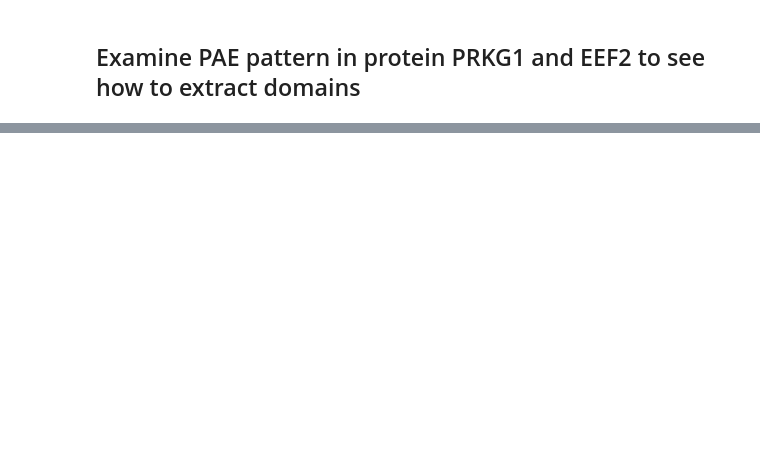
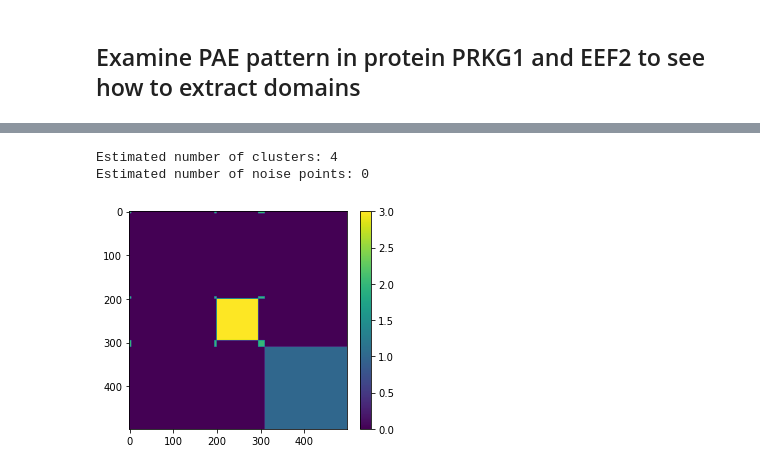
Before and after one commit to epenning/crosslinking, a Jupyter notebook: compare_crosslinks.ipynb, the cells around one changed output, grey strips where cells are left out. Saved outputs shown, nothing was run; the diff lists cells and outputs as text; code cells hidden in the pictures; blank space fills up the shorter version.

```diff
--- a/compare_crosslinks.ipynb
+++ b/compare_crosslinks.ipynb
@@ -265,0 +290,9 @@ for pae_protein in pae_proteins:
+# %%
+from sklearn.cluster import AgglomerativeClustering
+
+ward = AgglomerativeClustering(n_clusters=4).fit(pae)
+display_clusters(ward.labels_)
+# %% [output]
+Estimated number of clusters: 4
+Estimated number of noise points: 0
+[figure, added]
```
Also changed, not shown: parts of 17 cells of this notebook, 32 other files.
